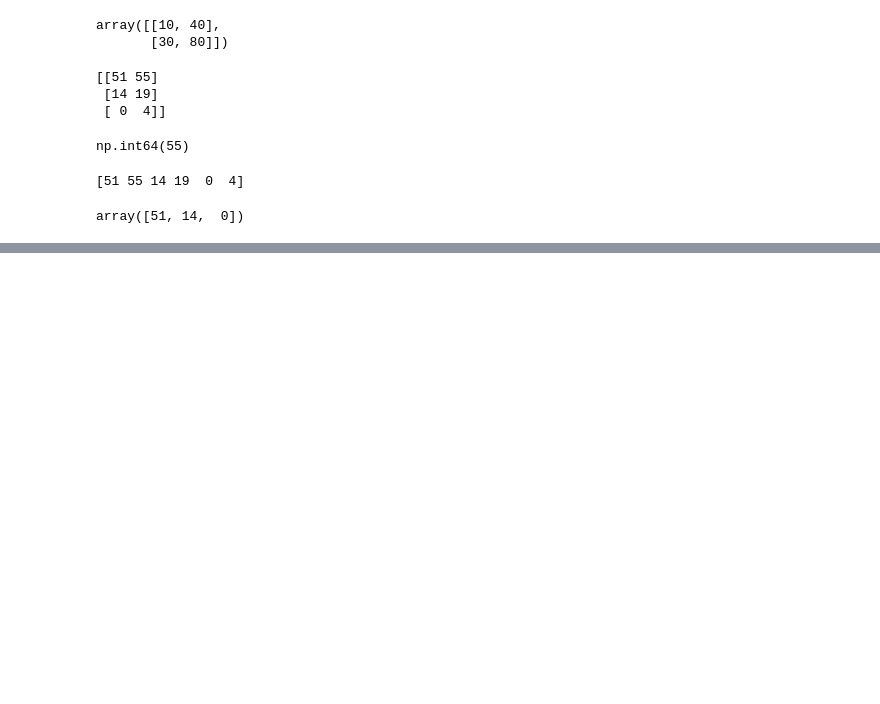
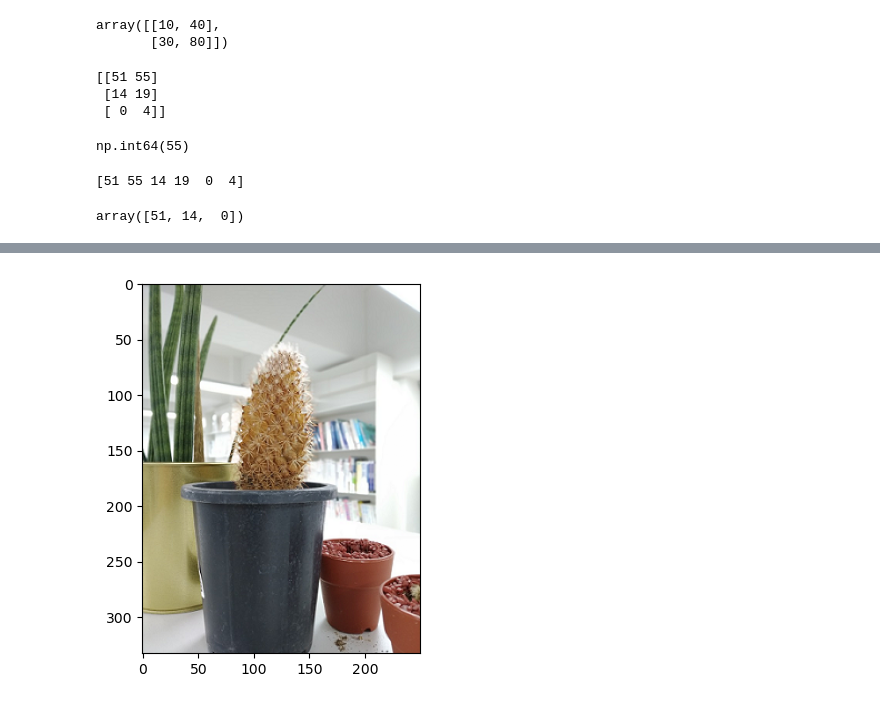
Before and after one commit to JIUUOO/today-i-learned, a Jupyter notebook: ai/deep-learning-from-scratch-1/chapter-01/main.ipynb, the cells around one changed output, grey strips where cells are left out. Drawn from its saved outputs; the diff is of its cells as text; code cells hidden in the pictures; blank space fills up the shorter version.

```diff
--- a/ai/deep-learning-from-scratch-1/chapter-01/main.ipynb
+++ b/ai/deep-learning-from-scratch-1/chapter-01/main.ipynb
@@ -118,0 +155,10 @@ array([51, 14,  0])
+# %%
+import matplotlib.pyplot as plt
+from matplotlib.image import imread
+
+img = imread("cactus.png")
+
+plt.imshow(img)
+plt.show()
+# %% [output]
+[figure, added]
```
Also changed, not shown: parts of 4 cells of this notebook, 1 other file.
